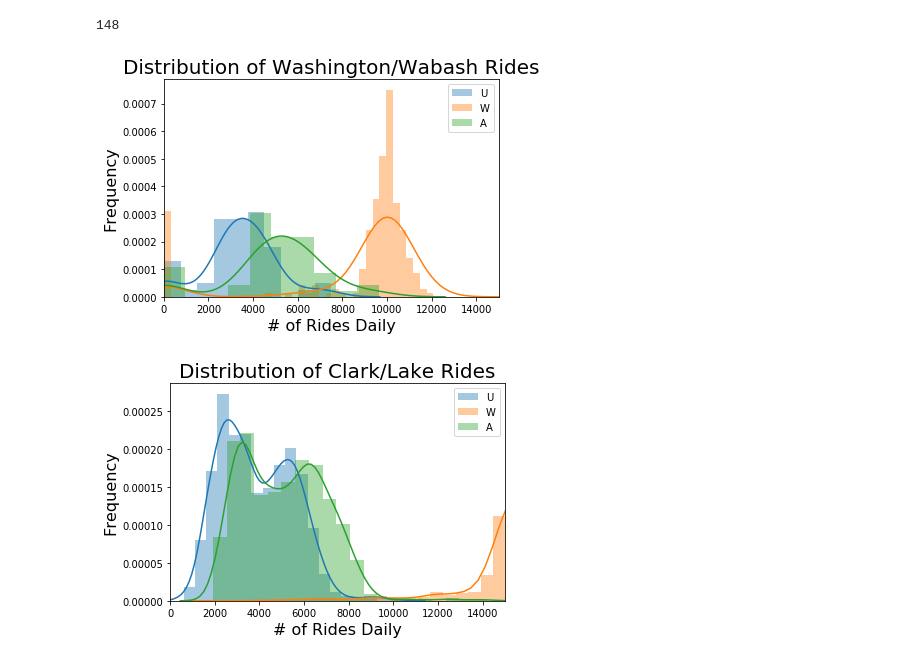
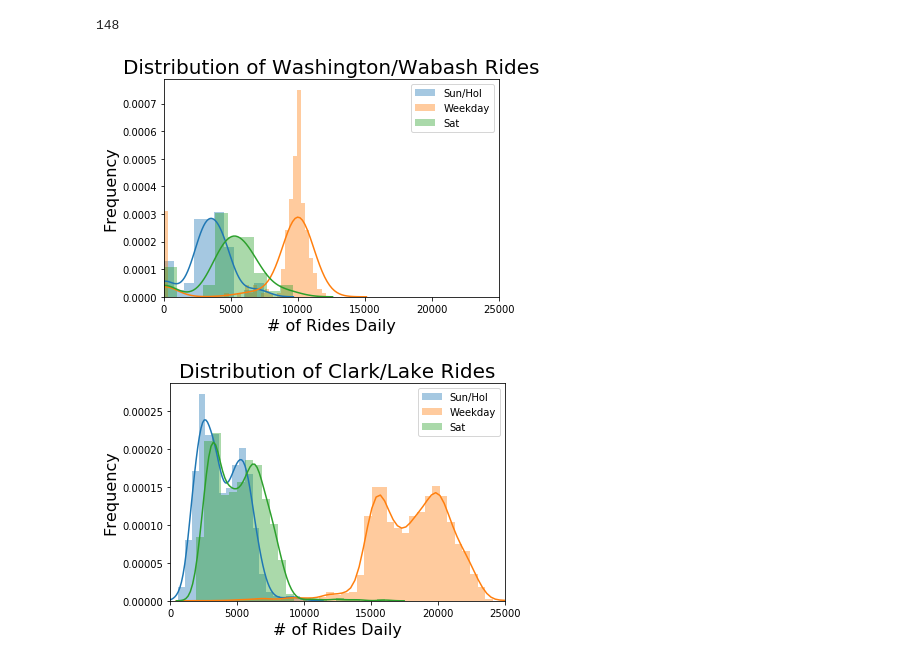
Before and after one commit to donnajobridge/cta, a Jupyter notebook: cta.ipynb, the cells around one changed output. Drawn from its saved outputs; the diff is of its cells as text; code cells hidden in the pictures.

```diff
--- a/cta.ipynb
+++ b/cta.ipynb
@@ -14,31 +14,40 @@ df = pd.read_csv(filename)
 # ds = pd.read_csv(filename, skiprows=to_skip)
 # %%
 df['datetime'] = pd.to_datetime(df['date'], format='%m/%d/%Y')
+# %%
+seasons = [1,1,2,2,2,3,3,3,4,4,4,1]
+months = range(1,13)
+mtos = dict(zip(months,seasons))
+df['season'] = df['datetime'].dt.month.map(mtos)
+season_dict = {1:'Winter', 2:'Spring', 3:'Summer', 4:'Fall'}
 # %%
 days = df.daytype.unique().tolist()
 stations = df.stationname.unique().tolist()
 len(stations)
 # %% [output]
 148
+# %%
+daydict = dict(zip(days,['Sun/Hol', 'Weekday', 'Sat']))
 # %%
 mparklist = ['Washington/Wabash', 'Clark/Lake']
 # %%
-def make_layered_hist(array, station, variablename, variablelist):
+def make_layered_hist(array, station, variablename, variablelist, vardict):
     fig, ax = plt.subplots()
     for var in variablelist:
         condarray = array[(array['stationname']==station) & (array[variablename]==var)]
-        dist=sns.distplot(condarray['rides'], ax=ax, label=var)
+        dist=sns.distplot(condarray['rides'], ax=ax, label=vardict[var])
         ax.legend()
         ax.set_xlabel('# of Rides Daily', fontsize=16)
     dist=dist.get_figure()
     ax.set_ylabel('Frequency', fontsize=16)
-    ax.set_xlim([0,15000])
-    plt.title('Distribution of ' + station + ' Rides', fontsize=20)
+    ax.set_xlim([0,25000])
+    plt.title('Distribution of ' + station +' Rides', fontsize=20)
+    return fig, ax
 #     kde.savefig('figs/react_kde' + condDay + '.png')
 #     plt.clf()
 # %%
 for park in mparklist:
-    make_layered_hist(df, park, 'daytype', days)
+    fig, ax = make_layered_hist(df, park, 'daytype', days, daydict)
 # %% [output]
-[figure, old version]
+[figure, new version]
-[figure, old version]
+[figure, new version]
```
Also changed, not shown: parts of 3 cells of this notebook, 1 other file.
